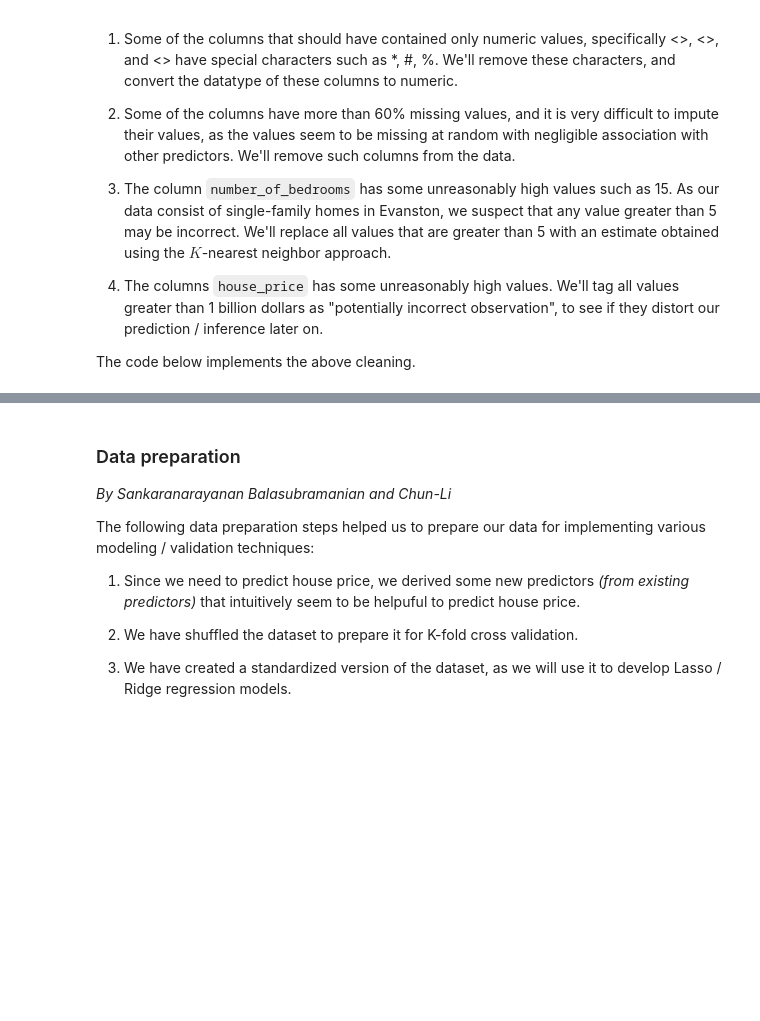
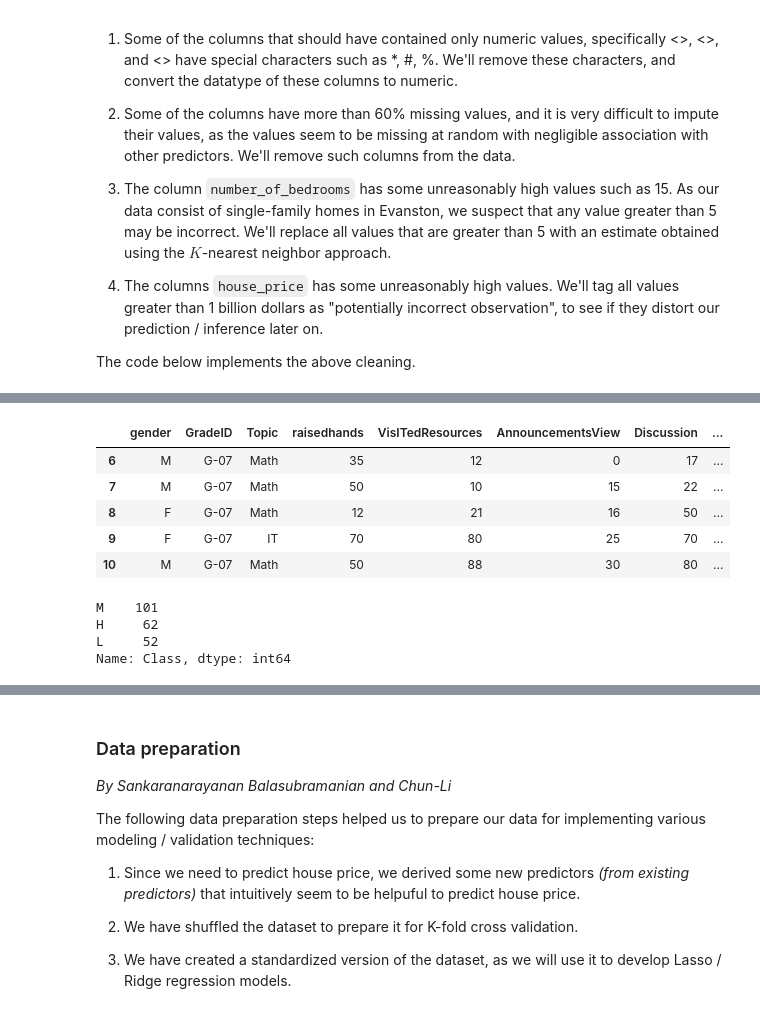
Before and after one commit to wchen952/STAT-303-2-Project, a Jupyter notebook: 303_2_Project_Code.ipynb, the cells around one changed output, grey strips where cells are left out. Saved outputs shown, nothing was run; the diff lists cells and outputs as text; code cells hidden in the pictures; blank space fills up the shorter version.

```diff
--- a/303_2_Project_Code.ipynb
+++ b/303_2_Project_Code.ipynb
@@ -148,0 +141,10 @@ The code below implements the above cleaning.
+# %%
+edu_train = edu_train.drop(['NationalITy', 'PlaceofBirth', 'StageID', 'SectionID', 'Semester', 'Relation', 'ParentAnsweringSurvey', 'ParentschoolSatisfaction'], axis = 1)
+edu_train.head(5)
+# %% [output]
+|  | gender | GradeID | Topic | raisedhands | VisITedResources | AnnouncementsView | Discussion | ... |
+| 6 | M | G-07 | Math | 35 | 12 | 0 | 17 | ... |
+| 7 | M | G-07 | Math | 50 | 10 | 15 | 22 | ... |
+| 8 | F | G-07 | Math | 12 | 21 | 16 | 50 | ... |
+| 9 | F | G-07 | IT | 70 | 80 | 25 | 70 | ... |
+| 10 | M | G-07 | Math | 50 | 88 | 30 | 80 | ... |
@@ -148,0 +153,7 @@ The code below implements the above cleaning.
+# %%
+edu_train['Class'].value_counts()
+# %% [output]
+M    101
+H     62
+L     52
+Name: Class, dtype: int64
```
Also changed, not shown: parts of 6 cells of this notebook.
